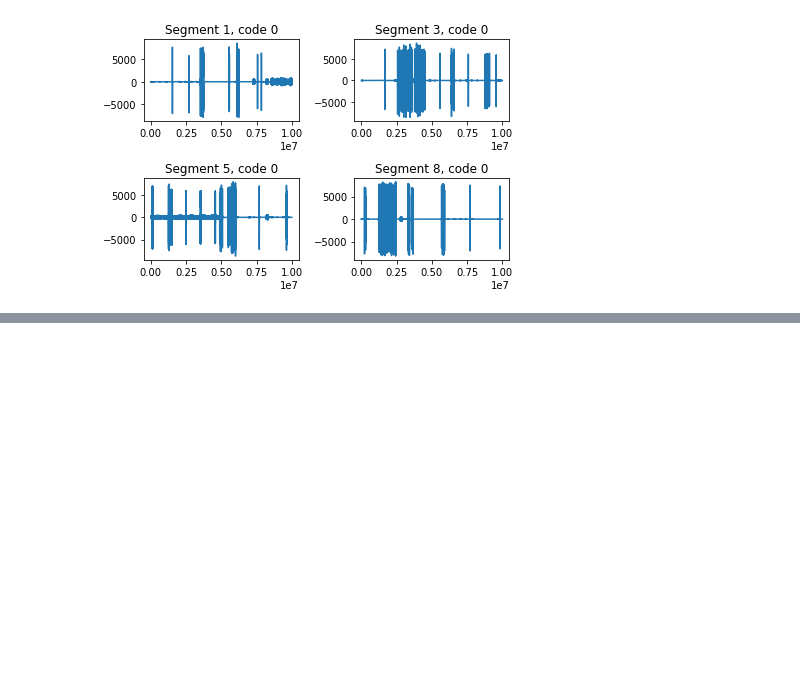
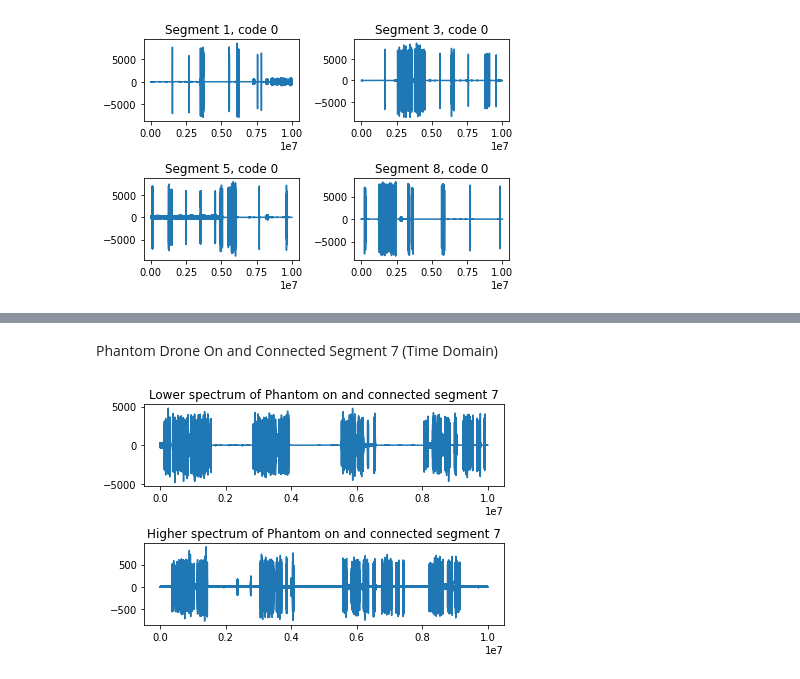
Before and after one commit to jax79sg/signals, a Jupyter notebook: DroneRF/EDA-droneRF-dataset.ipynb, the cells around one changed output, grey strips where cells are left out. Drawn from its saved outputs; the diff is of its cells as text; code cells hidden in the pictures; blank space fills up the shorter version.

```diff
--- a/DroneRF/EDA-droneRF-dataset.ipynb
+++ b/DroneRF/EDA-droneRF-dataset.ipynb
@@ -186,0 +264,17 @@ fig.tight_layout()
+# %% [markdown]
+Phantom Drone On and Connected Segment 7 (Time Domain)
+# %%
+import numpy as np
+phantom_on_and_connected_segment_7_H1=np.loadtxt('data/DroneRF/phantomdrone/11000H_7.csv', delimiter=",")
+phantom_on_and_connected_segment_7_L1=np.loadtxt('data/DroneRF/phantomdrone/11000L_7.csv', delimiter=",")
+
+
+import matplotlib.pyplot as plt
+fig, axs = plt.subplots(2)
+axs[1].plot(phantom_on_and_connected_segment_7_H1)
+axs[1].set_title('Higher spectrum of Phantom on and connected segment 7')
+axs[0].plot(phantom_on_and_connected_segment_7_L1)
+axs[0].set_title('Lower spectrum of Phantom on and connected segment 7')
+fig.tight_layout()
+# %% [output]
+[figure, added]
```
Also changed, not shown: parts of 18 cells of this notebook, 20 other files.
